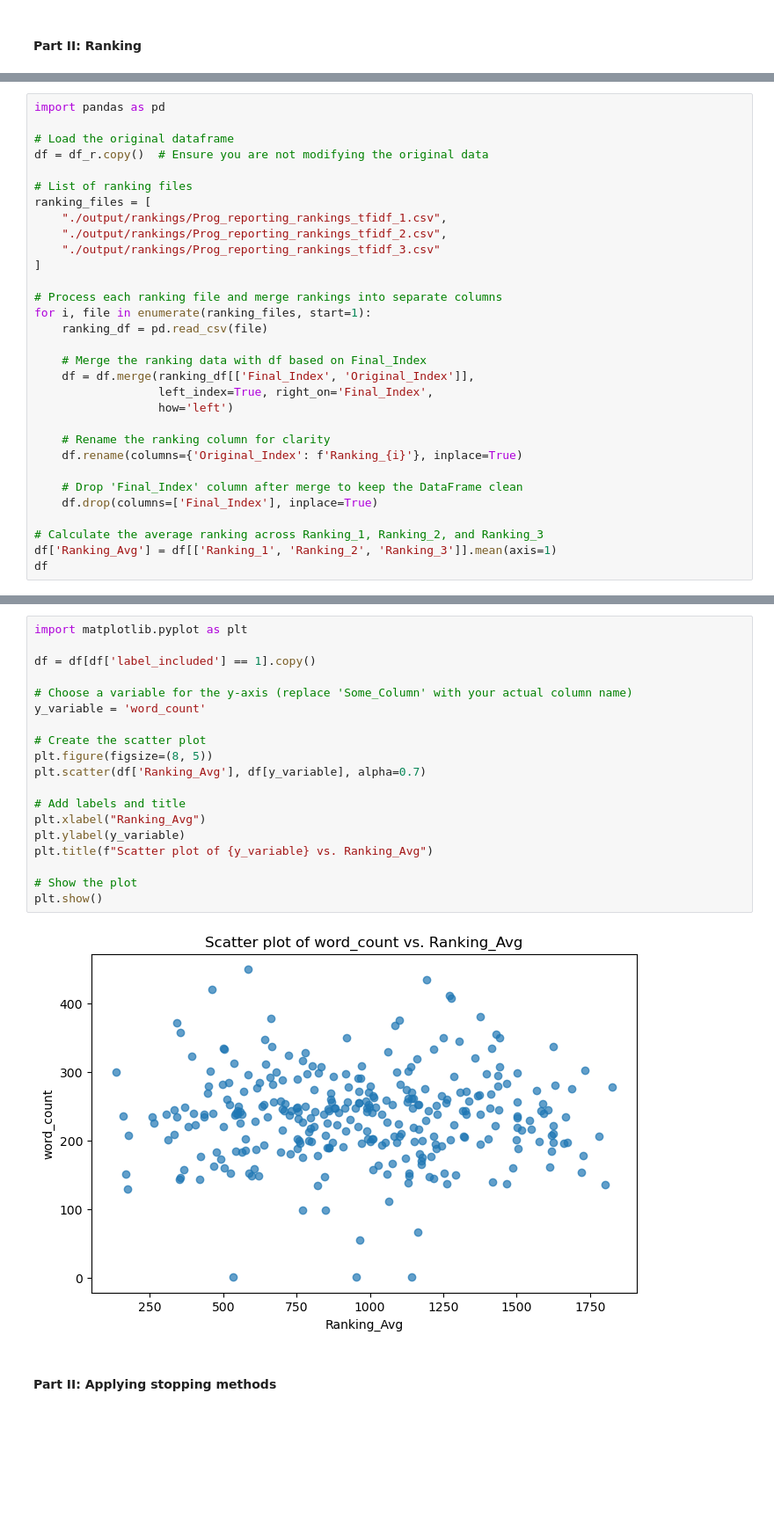
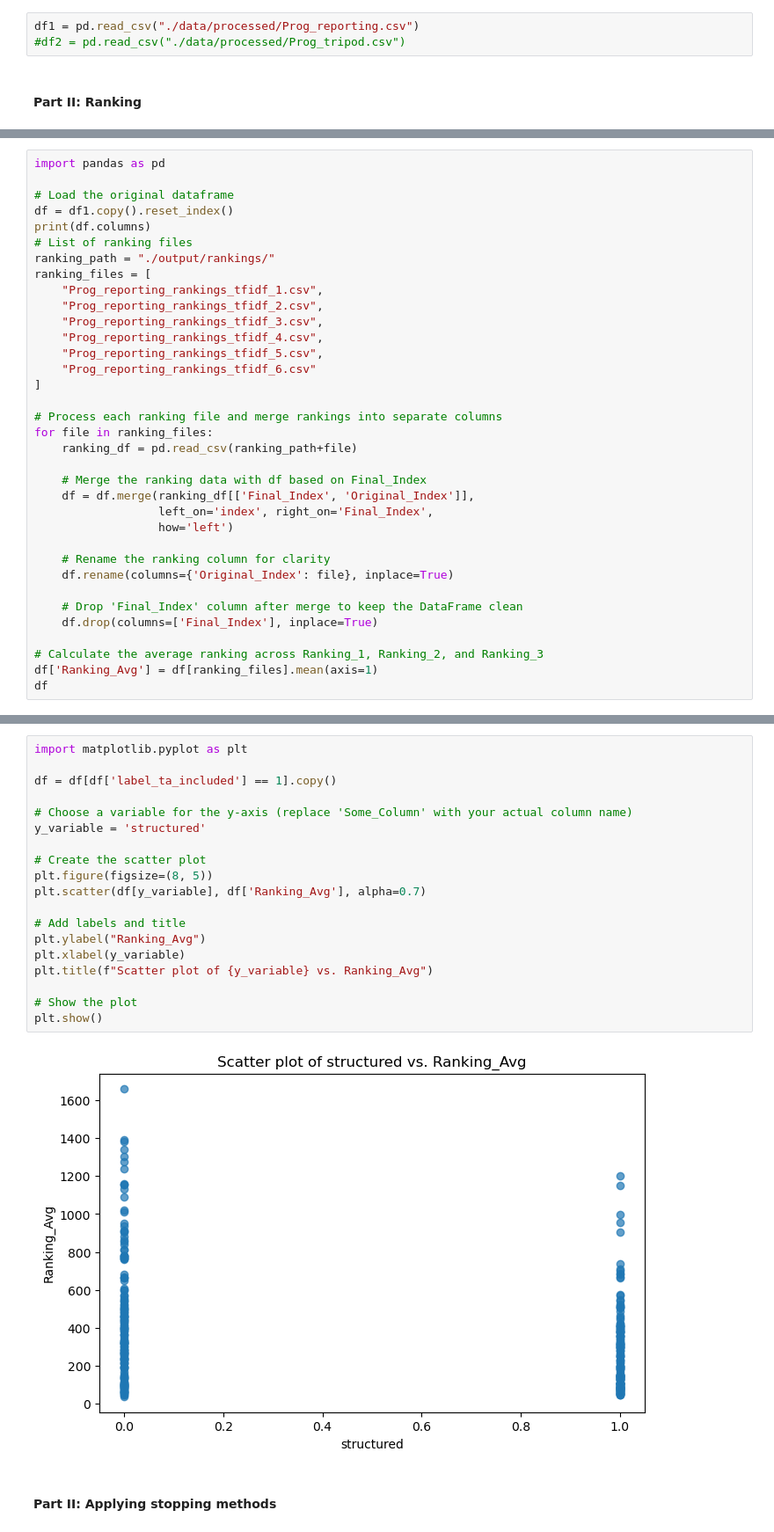
Before and after one commit to isa-sp/TAR-abstracts, a Jupyter notebook: set-up.ipynb, the cells around one changed output, grey strips where cells are left out. Shown at 88% size. Drawn from its saved outputs; the diff is of its cells as text; blank space fills up the shorter version.

Commit message:
Fix ranking issue

```diff
--- a/set-up.ipynb
+++ b/set-up.ipynb
@@ -81,3 +18,6 @@ df_t.to_csv('data/processed/Prog_tripod.csv', index=False)
+# %%
+df1 = pd.read_csv("./data/processed/Prog_reporting.csv")
+#df2 = pd.read_csv("./data/processed/Prog_tripod.csv")
 # %% [markdown]
 #### **Part II: Ranking**
 # %%
@@ -360,31 +297,35 @@ Using TfidfVectorizer
 import pandas as pd
 
 # Load the original dataframe
-df = df_r.copy()  # Ensure you are not modifying the original data
-
+df = df1.copy().reset_index()
+print(df.columns)
 # List of ranking files
+ranking_path = "./output/rankings/"
 ranking_files = [
-    "./output/rankings/Prog_reporting_rankings_tfidf_1.csv",
-    "./output/rankings/Prog_reporting_rankings_tfidf_2.csv",
-    "./output/rankings/Prog_reporting_rankings_tfidf_3.csv"
+    "Prog_reporting_rankings_tfidf_1.csv",
+    "Prog_reporting_rankings_tfidf_2.csv",
+    "Prog_reporting_rankings_tfidf_3.csv",
+    "Prog_reporting_rankings_tfidf_4.csv",
+    "Prog_reporting_rankings_tfidf_5.csv",
+    "Prog_reporting_rankings_tfidf_6.csv"
 ]
 
 # Process each ranking file and merge rankings into separate columns
-for i, file in enumerate(ranking_files, start=1):
-    ranking_df = pd.read_csv(file)
+for file in ranking_files:
+    ranking_df = pd.read_csv(ranking_path+file)
 
     # Merge the ranking data with df based on Final_Index
     df = df.merge(ranking_df[['Final_Index', 'Original_Index']],
-                  left_index=True, right_on='Final_Index',
+                  left_on='index', right_on='Final_Index',
                   how='left')
 
     # Rename the ranking column for clarity
-    df.rename(columns={'Original_Index': f'Ranking_{i}'}, inplace=True)
+    df.rename(columns={'Original_Index': file}, inplace=True)
 
     # Drop 'Final_Index' column after merge to keep the DataFrame clean
     df.drop(columns=['Final_Index'], inplace=True)
 
 # Calculate the average ranking across Ranking_1, Ranking_2, and Ranking_3
-df['Ranking_Avg'] = df[['Ranking_1', 'Ranking_2', 'Ranking_3']].mean(axis=1)
+df['Ranking_Avg'] = df[ranking_files].mean(axis=1)
 df
 # %% [output]
@@ -404,24 +365,24 @@ df
 # %%
 import matplotlib.pyplot as plt
 
-df = df[df['label_included'] == 1].copy()
+df = df[df['label_ta_included'] == 1].copy()
 
 # Choose a variable for the y-axis (replace 'Some_Column' with your actual column name)
-y_variable = 'word_count'
+y_variable = 'structured'
 
 # Create the scatter plot
 plt.figure(figsize=(8, 5))
-plt.scatter(df['Ranking_Avg'], df[y_variable], alpha=0.7)
+plt.scatter(df[y_variable], df['Ranking_Avg'], alpha=0.7)
 
 # Add labels and title
-plt.xlabel("Ranking_Avg")
-plt.ylabel(y_variable)
+plt.ylabel("Ranking_Avg")
+plt.xlabel(y_variable)
 plt.title(f"Scatter plot of {y_variable} vs. Ranking_Avg")
 
 # Show the plot
 plt.show()
 # %% [output]
-[figure, old version]
+[figure, new version]
 # %% [markdown]
 #### **Part II: Applying stopping methods**
 # %% [markdown]
```
Also changed, not shown: parts of 11 cells of this notebook.
